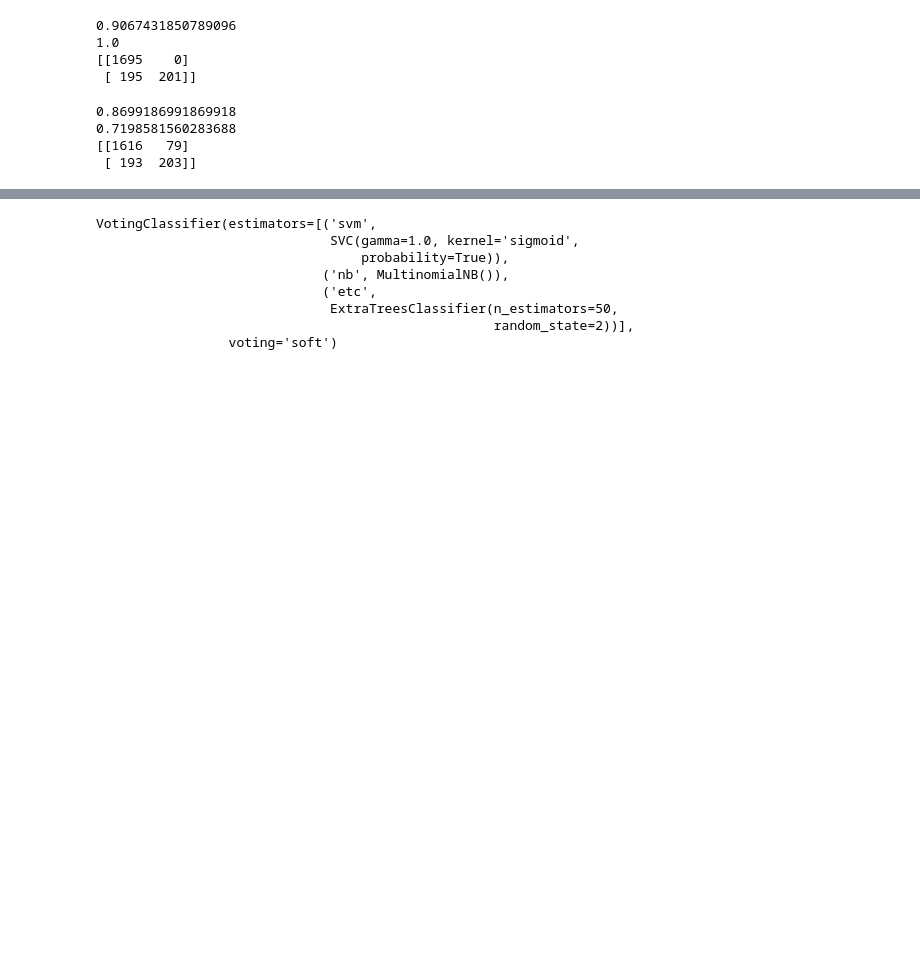
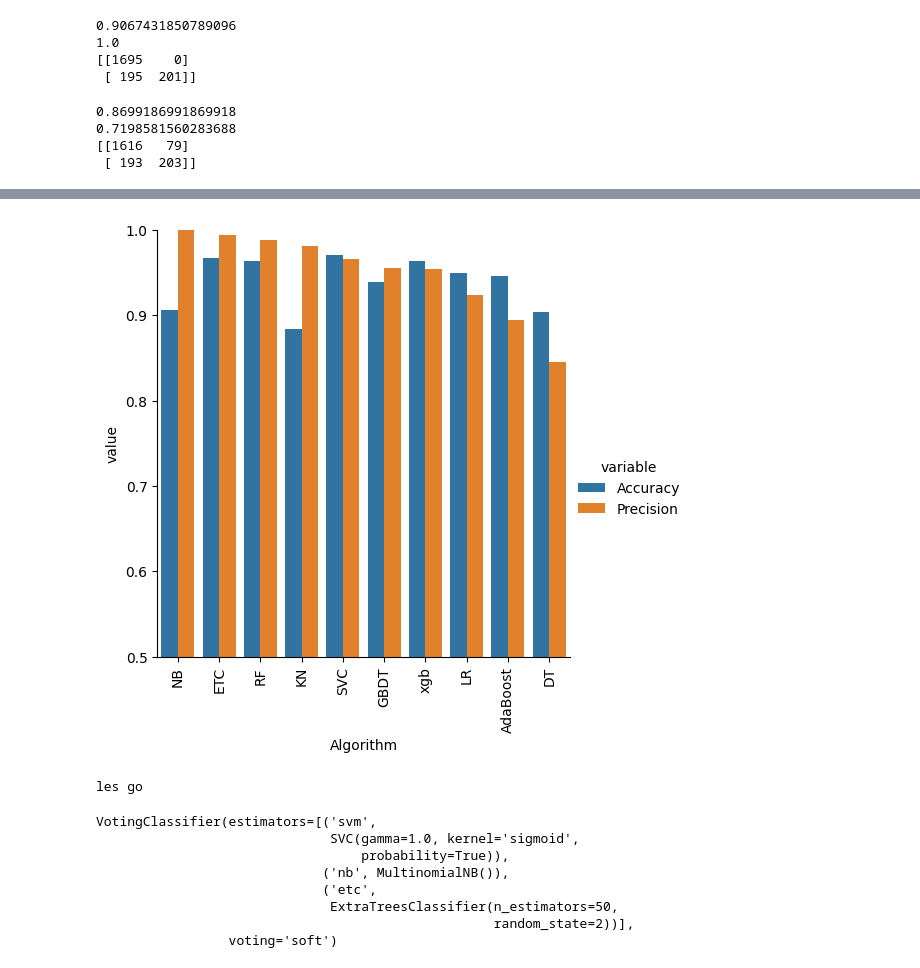
Before and after one commit to HerambDevarajan/email-spam-classification-ml-project, a Jupyter notebook: Email_Spam_Classification-3.ipynb, the cells around one changed output, grey strips where cells are left out. Cells and saved outputs as stored; diff of their text form; code cells hidden in the pictures; blank space fills up the shorter version.

```diff
--- a/Email_Spam_Classification-3.ipynb
+++ b/Email_Spam_Classification-3.ipynb
@@ -632,7 +639,7 @@ classifiers = {
     'AdaBoost': abc,
     'ETC': etc,
     'GBDT':gbdt,
-    #'xgb':xgb
+    'xgb':xgb
 }
 # %%
 def train_classifier(classifiers,X_train,y_train,X_test,y_test):
@@ -645,16 +652,16 @@ def train_classifier(classifiers,X_train,y_train,X_test,y_test):
 # %%
 #train_classifier(svc,X_train,y_train,X_test,y_test)
 # %%
-#accuracy_scores = []
-#precision_scores = []
+accuracy_scores = []
+precision_scores = []
 
-#for name,classifier in classifiers.items():
+for name,classifier in classifiers.items():
 
- #   current_accuracy,current_precision = train_classifier(classifier, X_train,y_train,X_test,y_test)
+    current_accuracy,current_precision = train_classifier(classifier, X_train,y_train,X_test,y_test)
 
-  #  print("For ",name)
-  #  print("Accuracy - ",current_accuracy)
-  #  print("Precision - ",current_precision)
+    print("For ",name)
+    print("Accuracy - ",current_accuracy)
+    print("Precision - ",current_precision)
 
-   # accuracy_scores.append(current_accuracy)
-   # precision_scores.append(current_precision)
+    accuracy_scores.append(current_accuracy)
+    precision_scores.append(current_precision)
@@ -663,3 +709,3 @@ def train_classifier(classifiers,X_train,y_train,X_test,y_test):
 # %%
-#performance_df = pd.DataFrame({'Algorithm':classifiers.keys(),'Accuracy':accuracy_scores,'Precision':precision_scores}).sort_values('Precision',ascending=False)
+performance_df = pd.DataFrame({'Algorithm':classifiers.keys(),'Accuracy':accuracy_scores,'Precision':precision_scores}).sort_values('Precision',ascending=False)
 # %%
@@ -671,11 +741,13 @@ def train_classifier(classifiers,X_train,y_train,X_test,y_test):
 # %%
-#performance_df2 = pd.melt(performance_df, id_vars = "Algorithm")
+performance_df2 = pd.melt(performance_df, id_vars = "Algorithm")
 # %%
-#sns.catplot(x = 'Algorithm', y='value',
-#               hue = 'variable',data=performance_df2, kind='bar',height=5)
-#plt.ylim(0.5,1.0)
-#plt.xticks(rotation='vertical')
-#plt.show()
+sns.catplot(x = 'Algorithm', y='value',
+               hue = 'variable',data=performance_df2, kind='bar',height=5)
+plt.ylim(0.5,1.0)
+plt.xticks(rotation='vertical')
+plt.show()
+# %% [output]
+[figure, added]
 # %%
 # voting classifier
 svc = SVC(kernel='sigmoid', gamma=1.0, probability=True)
@@ -683,6 +755,10 @@ mnb = MultinomialNB()
 etc = ExtraTreesClassifier(n_estimators=50, random_state=2)
 
 from sklearn.ensemble import VotingClassifier
+# %%
+print("les go")
+# %% [output]
+les go
 # %%
 voting = VotingClassifier(estimators=[('svm',svc),('nb',mnb),('etc',etc)],voting='soft')
 # %%
```
Also changed, not shown: parts of 33 cells of this notebook.
